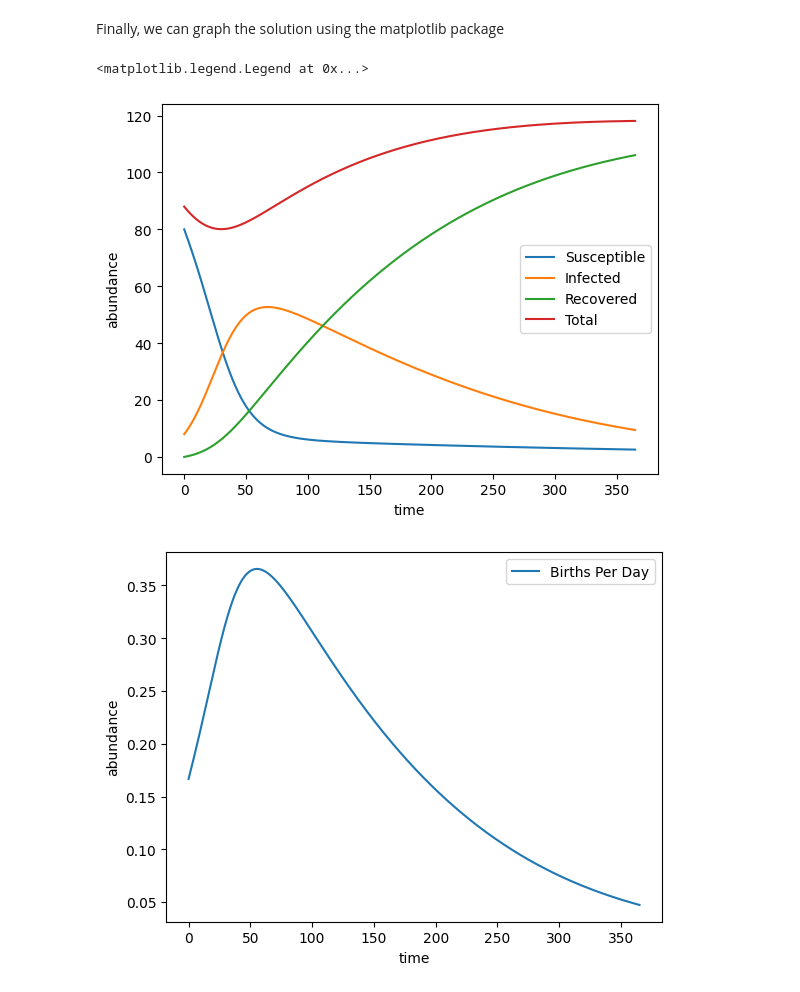
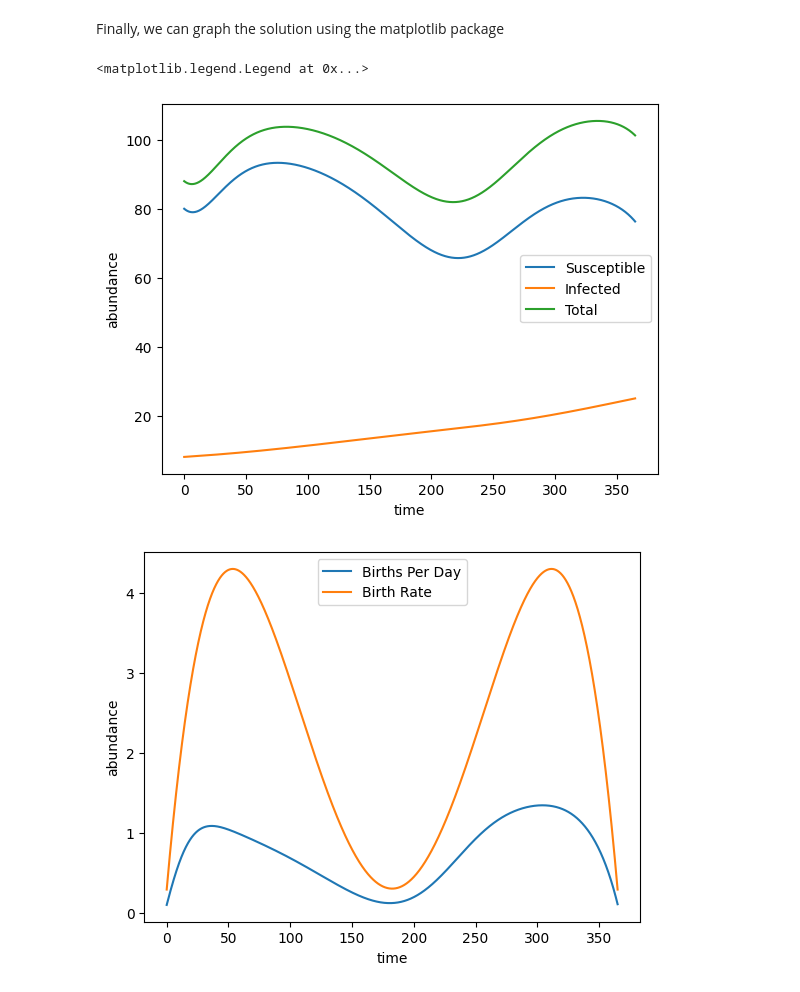
Before and after one commit to bds062/Host-Pathogen-Evolutionary-Dynamics-Model, a Jupyter notebook: sir_model.ipynb, the cells around one changed output. Cells and saved outputs as stored; diff of their text form; code cells hidden in the pictures.

```diff
--- a/sir_model.ipynb
+++ b/sir_model.ipynb
@@ -25,7 +42,7 @@ from matplotlib import pyplot as plt
 # %% [markdown]
 First, we can create a function which takes in the state of the system (number of susceptible, infected and recovered indivudals) and returns the rate of change for each compartment.
 # %%
-def SIR(t, X, beta, gamma, theta, birth, death, K):
+def SI(t, X, beta, theta, death, K, peaks):
     '''
     Define the dynamics of the system for the basic SIR model
 
@@ -45,23 +62,22 @@ def SIR(t, X, beta, gamma, theta, birth, death, K):
 
 
     #Unpack the tuple containing the values for S, I, and R
-    S, I, R = X
+    S, I = X
 
+    # birth_rate = 0
 
-
-    if((t>0 & t<30) | (t>180 & t<210)):
-        birth = .7
-    else:
-        birth = 0
+    # if((t>0 & t<30) | (t>180 & t<210)):
+    #     birth_rate = .7
+    # else:
+    #     birth_rate = 0
 
 
 
     #Calculate the differentials
-    dS = birth*((K-(S+R))/(K))-theta*S*(S+I+R)-beta*S*I - death*S
-    dI = beta*S*I - gamma*I - death*I
-    dR = gamma*I - death*R
+    dS = birth(t,peaks)*((K-S-I)/K)-theta*S*(S+I)-beta*S*I - death*S
+    dI = beta*S*I - death*I
 
-    return (dS, dI, dR)
+    return (dS, dI)
 # %% [markdown]
 Next, we define a few values needed to run the simulation.
 First we define the initial conditions with `X_0`.
@@ -75,17 +91,17 @@ This tells the numerical solver the time range over which to produce a solution.
 Finally, we set values for our two simulation parameters, beta and gamma for the transmission rate and recovery rate.
 # %%
 #Set the initial conditions for the number of susceptible, infected and recovered individuals
-X_0 = (80, 8, 0)
+X_0 = (80, 8)
 
 #Set the time range over which to solve the system
 t = (0, 365)
 
 #Set the transmission and recovery parameters
-beta = 0.001
-gamma = 0.01
-theta = 0.0001
-birth=.5
+beta = 0.00004
+#gamma = 0.1
+theta = 0.00005
 death = 0.0001
+peaks = 2
 K=120
 # %% [markdown]
 Now we are ready to compute our solution. To do this, we use the `solve_ivp` function from scipy.
@@ -101,33 +117,34 @@ The `solve_ivp` function returns a class structure which has several important a
 - solution.t: the time points at which the solution is calcuated (depending on the algorithm, they may not be evenly spaced)
 # %%
 #Run the solve_ivp function to get a numerical solution
-solution = solve_ivp(SIR, t, X_0, args=( beta, gamma, theta, birth, death, K), max_step=0.1)
+solution = solve_ivp(SI, t, X_0, args=(beta, theta, death, K, peaks), max_step=0.1)
 
 S = solution.y[0, :]
 I = solution.y[1, :]
-R = solution.y[2, :]
+
+
 
 time_points = solution.t
+births = birth(time_points, peaks)
 # %% [markdown]
 Finally, we can graph the solution using the matplotlib package
 # %%
 fig, ax = plt.subplots()
 ax.plot(time_points, S, label='Susceptible')
 ax.plot(time_points, I, label='Infected')
-ax.plot(time_points, R, label='Recovered')
-ax.plot(time_points, S+I+R, label='Total')
+ax.plot(time_points, S+I, label='Total')
 
 ax.set_xlabel('time')
 ax.set_ylabel('abundance')
 ax.legend()
 
 fig, ay = plt.subplots()
-ay.plot(time_points, birth*((K-(S+R))/(K)), label='Births Per Day')
-# ay.plot(time_points, birth, label='Birth Rate')
+ay.plot(time_points, (births*(K-S)/K), label='Births Per Day')
+ay.plot(time_points, births, label='Birth Rate')
 ay.set_xlabel('time')
 ay.set_ylabel('abundance')
 ay.legend()
 # %% [output]
 <matplotlib.legend.Legend at 0x...>
-[figure, old version]
+[figure, new version]
-[figure, old version]
+[figure, new version]
```
Also changed, not shown: parts of 2 cells of this notebook.
